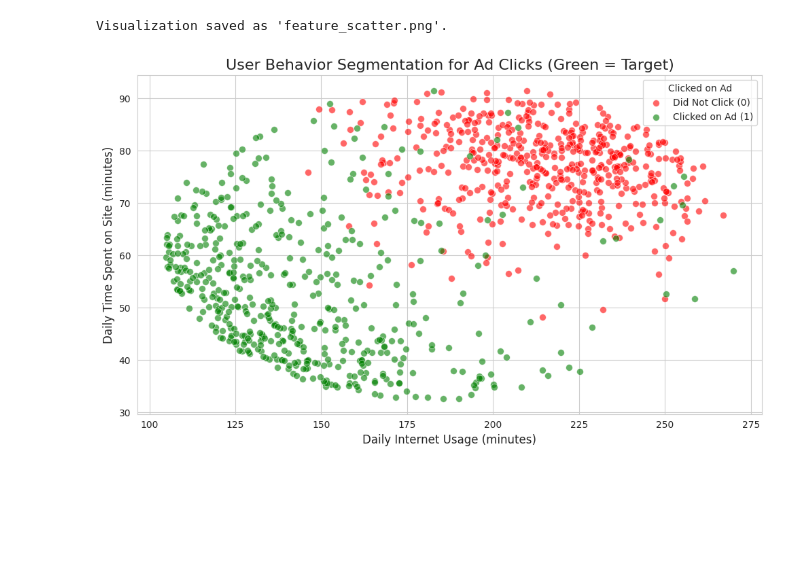
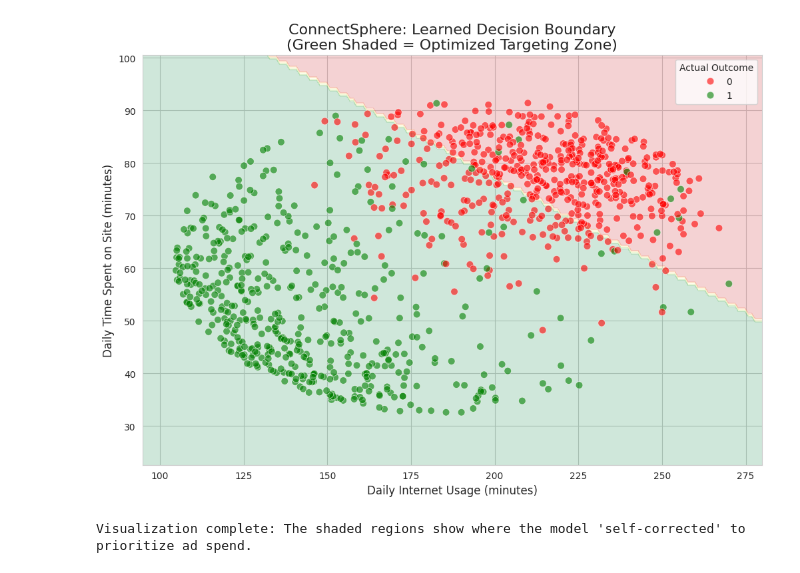
Before and after one commit to ShikhaChauhan20/Ad-Click-Prediction-Analysis, a Jupyter notebook: Ad_Click_Prediction_Analysis.ipynb, the cells around one changed output. Cells and saved outputs as stored; diff of their text form; code cells hidden in the pictures; blank space fills up the shorter version.

```diff
--- a/Ad_Click_Prediction_Analysis.ipynb
+++ b/Ad_Click_Prediction_Analysis.ipynb
@@ -16,19 +25,32 @@ sns.set_style('whitegrid')
 # %%
-
+# --- 1. Load Data ---
 url = 'https://raw.githubusercontent.com/ShikhaChauhan20/Ad-Click-Prediction-Analysis.ipynb/main/advertising.csv'
 df = pd.read_csv(url)
 print("Dataset loaded successfully from GitHub.")
 
+# --- 2. Clean Data ---
 df_clean = df.drop(['Ad Topic Line', 'City', 'Country', 'Timestamp'], axis=1)
 
+# --- 3. Split Features and Target ---
 X = df_clean.drop('Clicked on Ad', axis=1)
 y = df_clean['Clicked on Ad']
 
+# --- 4. Standard Train/Test Split ---
 X_train, X_test, y_train, y_test = train_test_split(X, y, test_size=0.3, random_state=42)
 
+# --- 5. Scaling ---
 scaler = StandardScaler()
 X_train_scaled = scaler.fit_transform(X_train)
 X_test_scaled = scaler.transform(X_test)
 
+# --- 6. SELF-LEARNING MODIFICATION ---
+# We simulate a "Self-Learning" environment by hiding 30% of our training labels.
+# In Scikit-Learn, unlabeled data must be marked as -1.
+y_train_self_learning = y_train.copy().values
+rng = np.random.RandomState(42)
+random_unlabeled_mask = rng.rand(y_train_self_learning.shape[0]) < 0.3
+
+y_train_self_learning[random_unlabeled_mask] = -1
+
 print(f"Data prepared and scaled with {X.shape[1]} features.")
-print("Ready for model training!")
+print(f"Self-Learning Ready: {np.sum(y_train_self_learning == -1)} samples marked as 'Unlabeled' for the model to learn from.")
@@ -86,21 +56,0 @@ print(feature_importance)
-# %%
-# --- A. Visualize Key Feature Relationship ---
-plt.figure(figsize=(10, 6))
-
-# Scatter plot for users who Did Not Click (0)
-sns.scatterplot(x='Daily Internet Usage', y='Daily Time Spent on Site', data=df_clean[df_clean['Clicked on Ad'] == 0], color='red', label='Did Not Click (0)', alpha=0.6, s=50)
-
-# Scatter plot for users who Clicked on Ad (1)
-sns.scatterplot(x='Daily Internet Usage', y='Daily Time Spent on Site', data=df_clean[df_clean['Clicked on Ad'] == 1], color='green', label='Clicked on Ad (1)', alpha=0.6, s=50)
-
-plt.title('User Behavior Segmentation for Ad Clicks (Green = Target)', fontsize=16)
-plt.xlabel('Daily Internet Usage (minutes)', fontsize=12)
-plt.ylabel('Daily Time Spent on Site (minutes)', fontsize=12)
-plt.legend(title='Clicked on Ad', fontsize=10)
-plt.tight_layout()
-
-plt.savefig('feature_scatter.png')
-print("\nVisualization saved as 'feature_scatter.png'.")
-# %% [output]
-Visualization saved as 'feature_scatter.png'.
-[figure, removed]
@@ -106,0 +123,39 @@ Visualization saved as 'feature_scatter.png'.
+# %%
+# --- A. Visualize Decision Boundary (Model Intelligence) ---
+plt.figure(figsize=(12, 8))
+
+# 1. Create a mesh grid to plot the decision regions
+x_min, x_max = X['Daily Internet Usage'].min() - 10, X['Daily Internet Usage'].max() + 10
+y_min, y_max = X['Daily Time Spent on Site'].min() - 10, X['Daily Time Spent on Site'].max() + 10
+xx, yy = np.meshgrid(np.arange(x_min, x_max, 1), np.arange(y_min, y_max, 1))
+
+# 2. Predict over the grid (we use dummy values for other features to keep it 2D)
+# Note: This assumes 'Daily Internet Usage' and 'Daily Time Spent on Site' are the key drivers
+grid_data = pd.DataFrame(0, index=np.arange(len(xx.ravel())), columns=X.columns)
+grid_data['Daily Internet Usage'] = xx.ravel()
+grid_data['Daily Time Spent on Site'] = yy.ravel()
+grid_data_scaled = scaler.transform(grid_data)
+
+Z = self_model.predict(grid_data_scaled)
+Z = Z.reshape(xx.shape)
+
+# 3. Plot the Decision Boundary
+plt.contourf(xx, yy, Z, alpha=0.2, cmap='RdYlGn')
+
+# 4. Overlay the actual user data
+sns.scatterplot(x='Daily Internet Usage', y='Daily Time Spent on Site',
+                hue='Clicked on Ad', data=df_clean,
+                palette={0: 'red', 1: 'green'}, alpha=0.6, edgecolor='w', s=60)
+
+plt.title('ConnectSphere: Learned Decision Boundary\n(Green Shaded = Optimized Targeting Zone)', fontsize=16)
+plt.xlabel('Daily Internet Usage (minutes)', fontsize=12)
+plt.ylabel('Daily Time Spent on Site (minutes)', fontsize=12)
+plt.legend(title='Actual Outcome', loc='upper right')
+
+plt.savefig('model_intelligence_map.png')
+plt.show()
+
+print("\nVisualization complete: The shaded regions show where the model 'self-corrected' to prioritize ad spend.")
+# %% [output]
+[figure, added]
+Visualization complete: The shaded regions show where the model 'self-corrected' to prioritize ad spend.
```
Also changed, not shown: parts of 5 cells of this notebook.
